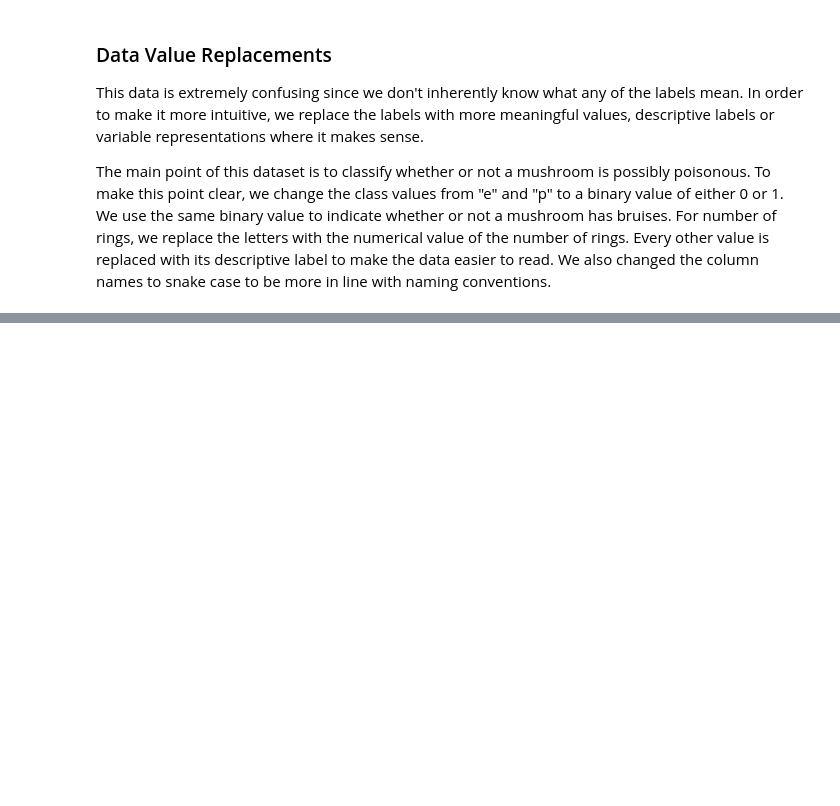
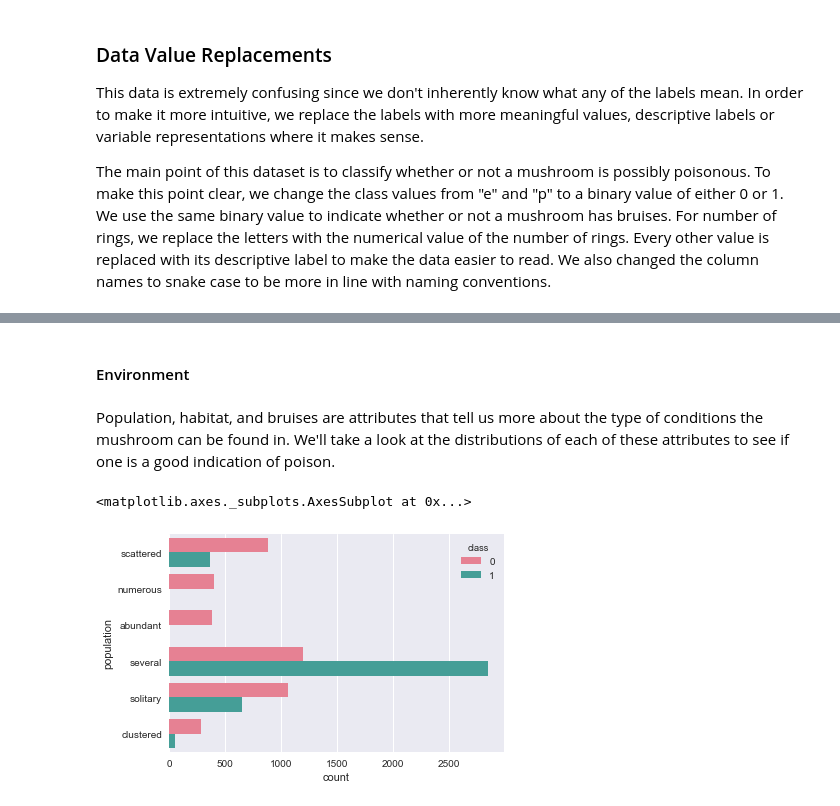
Before and after one commit to Thakugan/machine-learning-notebooks, a Jupyter notebook: 1-exploring-table-data/mushroom-hunting.ipynb, the cells around one changed output, grey strips where cells are left out. Saved outputs shown, nothing was run; the diff lists cells and outputs as text; code cells hidden in the pictures; blank space fills up the shorter version.

```diff
--- a/1-exploring-table-data/mushroom-hunting.ipynb
+++ b/1-exploring-table-data/mushroom-hunting.ipynb
@@ -186,0 +222,9 @@ df.describe()
+# %% [markdown]
+#### Environment
+# %% [markdown]
+Population, habitat, and bruises are attributes that tell us more about the type of conditions the mushroom can be found in. We'll take a look at the distributions of each of these attributes to see if one is a good indication of poison.
+# %%
+sns.countplot(y=df.population, hue=df["class"], palette="husl")
+# %% [output]
+<matplotlib.axes._subplots.AxesSubplot at 0x...>
+[figure, added]
```
Also changed, not shown: parts of 24 cells of this notebook.
